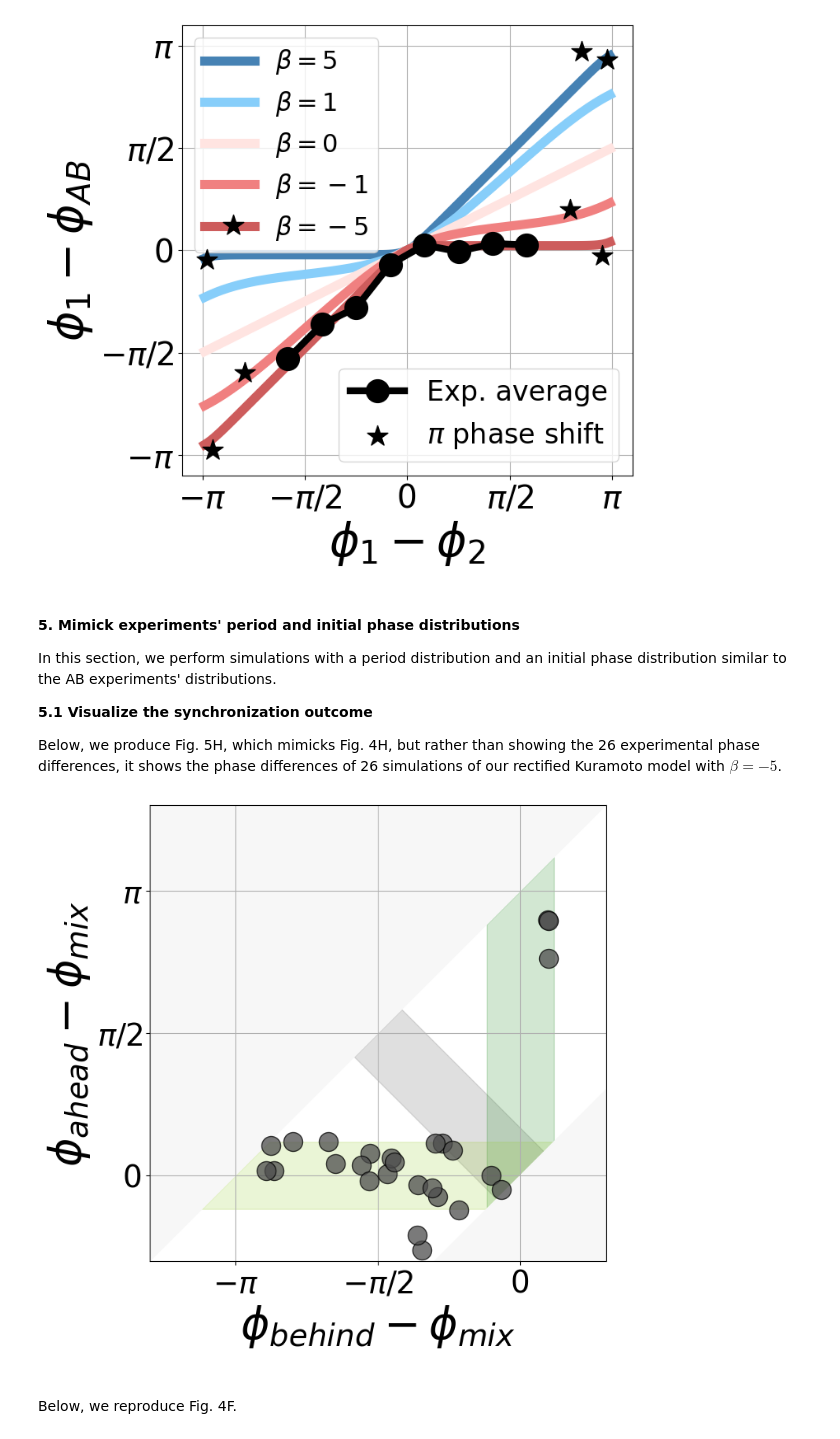
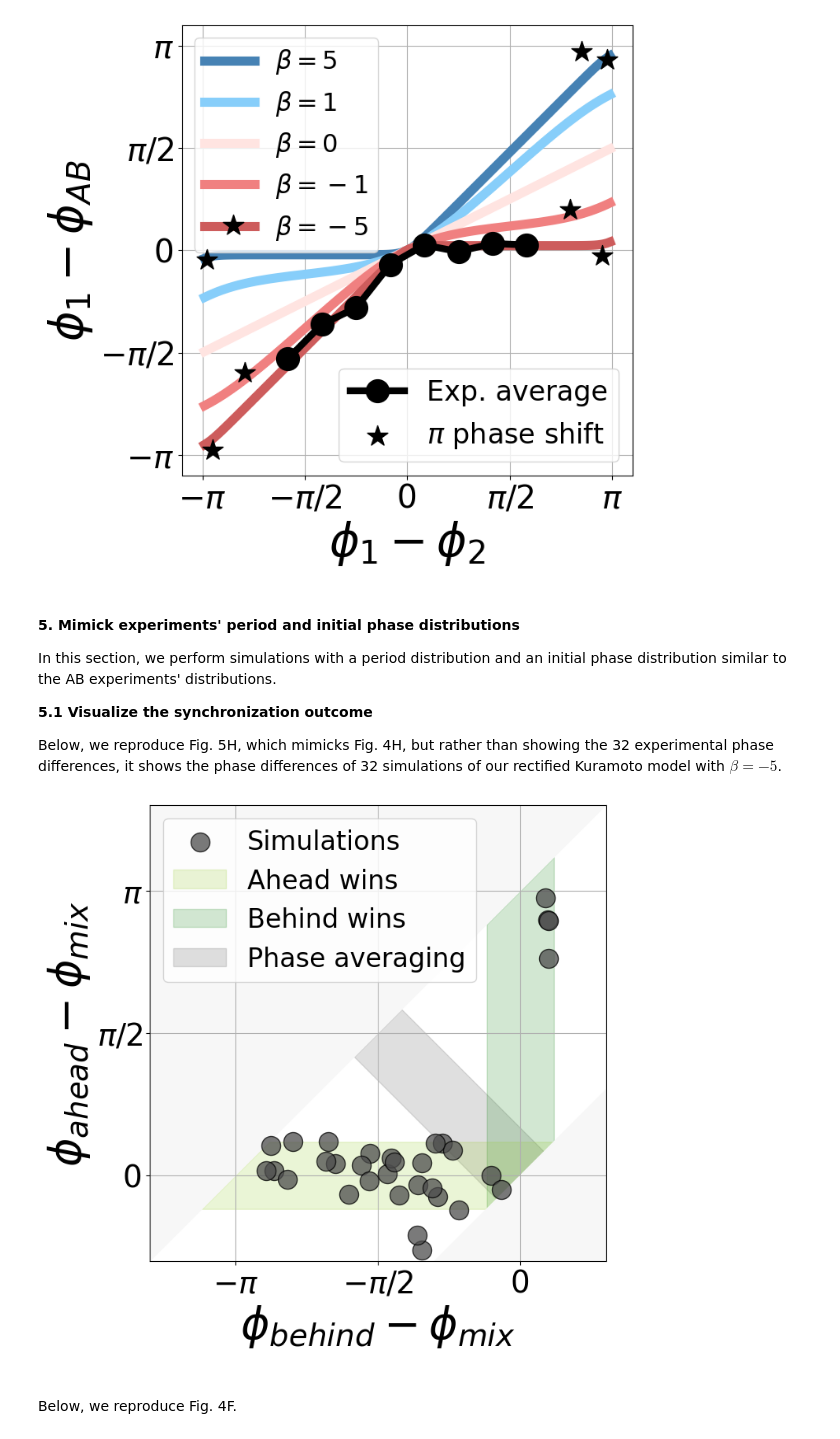
Before and after one commit to laurentjutrasdube/Nonreciprocal_synchronization_in_embryonic_oscillator_ensembles, a Jupyter notebook: NOTEBOOK.ipynb, the cells around one changed output. Saved outputs shown, nothing was run; the diff lists cells and outputs as text; code cells hidden in the pictures.

```diff
--- a/NOTEBOOK.ipynb
+++ b/NOTEBOOK.ipynb
@@ -495,0 +670,41 @@ circstd_random_mean = circstd_random.mean()
+# %%
+# Figure size
+plt.rcParams["figure.figsize"] = 10., 3.
+fig, ax = plt.subplots()
+
+# Experiments
+ax.plot(times_plot, circstd_mean, c='darkblue', lw=6, zorder=11)
+circstd_top = circstd_mean+circstd_std
+circstd_bottom = np.maximum(circstd_mean-circstd_std, np.zeros(len(times_plot)))
+ax.plot(times_plot, circstd_top, c='steelblue', lw=3, zorder=10)
+ax.plot(times_plot, circstd_bottom, c='steelblue', lw=3, zorder=10)
+ax.fill_between(times_plot, circstd_bottom, circstd_top, color='steelblue', alpha=0.3, zorder=10)
+
+# Random phases
+ax.plot([200., 1000.], [circstd_random_mean, circstd_random_mean], c='0.25', lw=6, zorder=9)
+circstd_random_top = circstd_random_mean+circstd_random_std
+circstd_random_bottom = circstd_random_mean-circstd_random_std
+ax.plot([200., 1000.], [circstd_random_top, circstd_random_top], c='0.4', lw=3, zorder=8)
+ax.plot([200., 1000.], [circstd_random_bottom, circstd_random_bottom], c='0.4', lw=3, zorder=8)
+ax.fill_between([200., 1000.], [circstd_random_bottom, circstd_random_bottom], [circstd_random_top, circstd_random_top], color='0.4', alpha=0.3, zorder=8)
+
+# Polar plot times
+times_violin = [200., 400., 600., 800. ,1000.]
+times_labels = [r'$t_1$', r'$t_2$', r'$t_3$', r'$t_4$', r'$t_5$']
+for k in range(len(times_violin)):
+    ax.plot([times_violin[k], times_violin[k]], [-1.2, 3.2], c='k', lw=2, zorder=5)
+    ax.text(times_violin[k]+4., 1.95, times_labels[k], color='k', fontsize=24)
+
+# Axes, ticks, grid
+ax.set_xlabel('Time (min.)', fontsize=20)
+ax.set_ylabel('Phase std', fontsize=20)
+ax.set_xlim([200., 1000.])
+ax.set_ylim([-0.08, 3.*np.pi/4.])
+ax.set_yticks([0., np.pi/4., np.pi/2., 3.*np.pi/4.])
+ax.set_yticklabels([r"$0$", r"$\pi/4$", r"$\pi/2$", r"$3\pi/4$"])
+ax.tick_params(labelsize=18)
+ax.grid(which='major')
+
+# Save the figure
+fig.tight_layout()
+fig.savefig('Figures/FIG_S1A.pdf', dpi=300)
@@ -1346,11 +1695,11 @@ In this section, we perform simulations with a period distribution and an initia
 
 **5.1 Visualize the synchronization outcome**
 
-Below, we produce Fig. 5H, which mimicks Fig. 4H, but rather than showing the 26 experimental phase differences, it shows the phase differences of 26 simulations of our rectified Kuramoto model with $\beta=-5$.
+Below, we reproduce Fig. 5H, which mimicks Fig. 4H, but rather than showing the 32 experimental phase differences, it shows the phase differences of 32 simulations of our rectified Kuramoto model with $\beta=-5$.
 # %%
 seed = 43587
 np.random.seed(seed)
-n_AB_exp = 26
+n_AB_exp = 32
 
 # Parameters
 param["beta"] = -5.
@@ -1452,35 +1801,35 @@ avg = ax.fill_between([-0.5*np.pi-d2, -0.5*np.pi+d2, -d2, d2], [0.5*np.pi-d2, 0.
 
 # Behind wins
 behind = ax.fill_between([-d1, -d1, d1], [-d1, -d1, d1], [d1, np.pi-d1, np.pi+d1], color='forestgreen', alpha=alpha, zorder=1, label='Behind wins')
 
 # Ahead wins
 ahead = ax.fill_between([-np.pi-d1, -np.pi+d1, -d1, d1], [-d1, -d1, -d1, d1], [-d1, d1, d1, d1], color='yellowgreen', alpha=alpha, zorder=1, label='Ahead wins')
 
 # Region with unphysical phase differences combinations
 ax.fill_between([-1.5*np.pi, 0.5*np.pi], [-0.5*np.pi, 1.5*np.pi], [1.5*np.pi, 1.5*np.pi], color='0.97', zorder=1)
 ax.fill_between([-np.pi, np.pi], [-np.pi, -np.pi], [-np.pi, np.pi], color='0.97', zorder=1)
 ax.fill_between([-1.5*np.pi, -np.pi], [-np.pi, -np.pi], [-0.5*np.pi, -np.pi], color='0.97', zorder=1)
 ax.fill_between([0.5*np.pi, np.pi], [1.5*np.pi, np.pi], [1.5*np.pi, 1.5*np.pi], color='0.97', zorder=1)
 
 # Axes, ticks, grid, legend
 ax.set_xlim([-1.3*np.pi, 0.3*np.pi])
 ax.set_ylim([-0.3*np.pi, 1.3*np.pi])
 ax.set_xticks([-np.pi, -0.5*np.pi, 0.])
 ax.set_xticklabels(['$-\pi$', '$-\pi/2$', '0'])
 ax.set_yticks([0., 0.5*np.pi, np.pi])
 ax.set_yticklabels(['0', '$\pi/2$', '$\pi$'])
 ax.tick_params(labelsize=28)
 ax.set_aspect(aspect=1)
 ax.grid(which='both')
 ax.set_ylabel("$\phi_{ahead}-\phi_{mix}$", fontsize=40)
 ax.set_xlabel("$\phi_{behind}-\phi_{mix}$", fontsize=40)
-# ax.legend(handles=[sim, ahead, behind, avg], loc=2, fontsize=24)
+ax.legend(handles=[sim, ahead, behind, avg], loc=2, fontsize=24)
 
 # Save the figure
 fig.tight_layout()
 fig.savefig('Figures/FIG_5H.pdf', dpi=300)
 # %% [output]
-[figure, old version]
+[figure, new version]
 # %% [markdown]
 <br>
 
```
Also changed, not shown: parts of 37 cells of this notebook.
